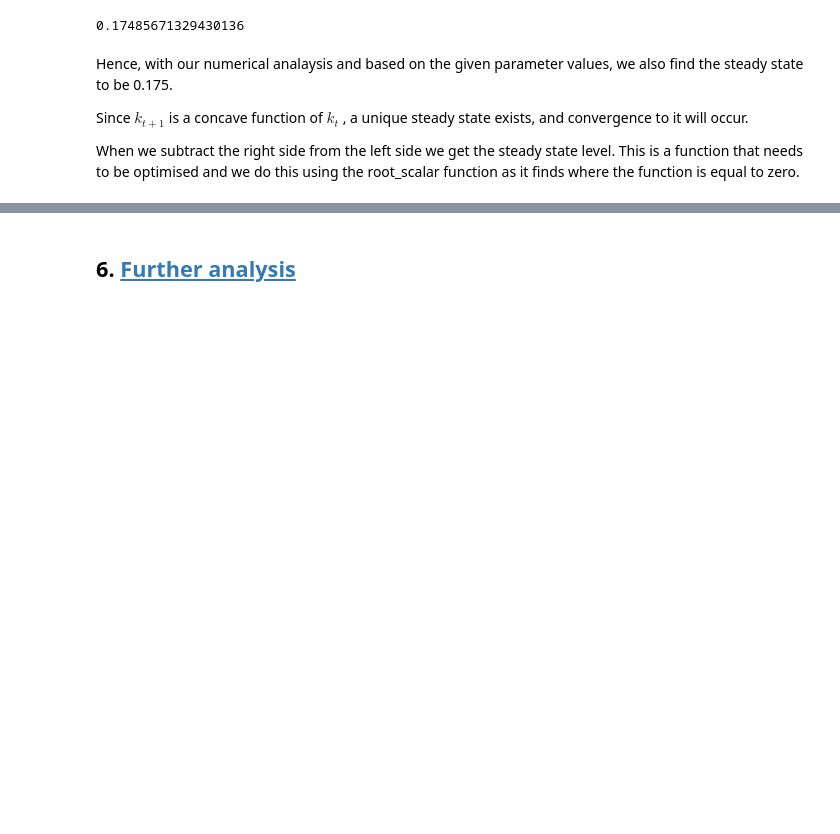
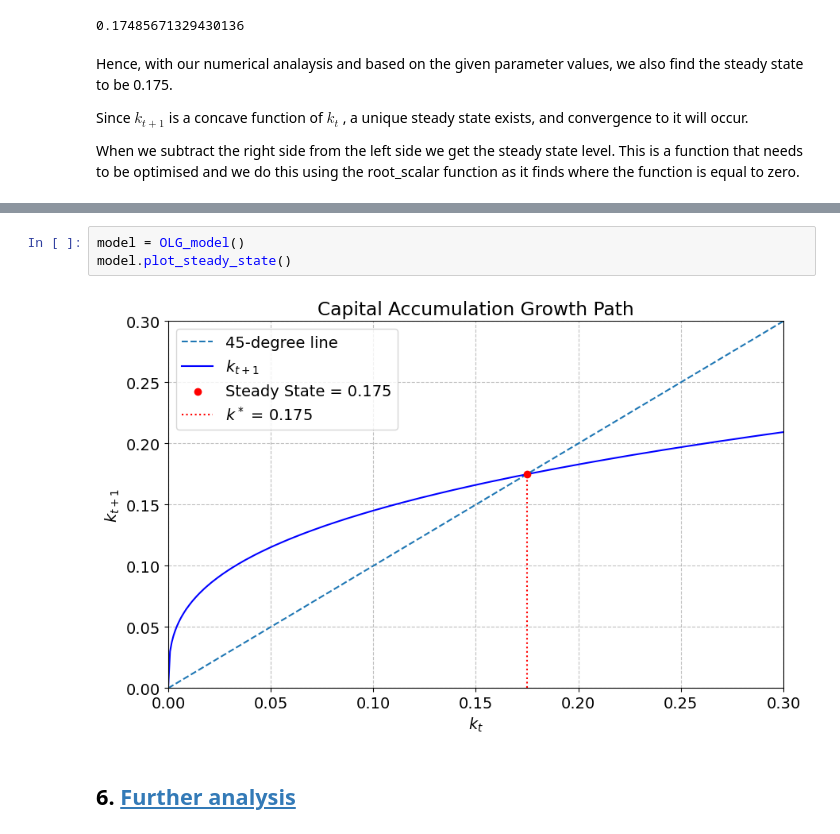
Before and after one commit to NumEconCopenhagen/projects-2024-Simon-C-og-Jens-H, a Jupyter notebook: modelproject/modelproject.ipynb, the cells around one changed output, grey strips where cells are left out. Saved outputs shown, nothing was run; the diff lists cells and outputs as text; blank space fills up the shorter version.

```diff
--- a/modelproject/modelproject.ipynb
+++ b/modelproject/modelproject.ipynb
@@ -235,3 +194,8 @@ plot_steady_state(k_star)
+# %%
+model = OLG_model()
+model.plot_steady_state()
+# %% [output]
+[figure, added]
 # %% [markdown]
 ## 6. <a id='toc6_'></a>[Further analysis](#toc6_)
 # %% [markdown]
```
Also changed, not shown: parts of 9 cells of this notebook, 1 other file.
